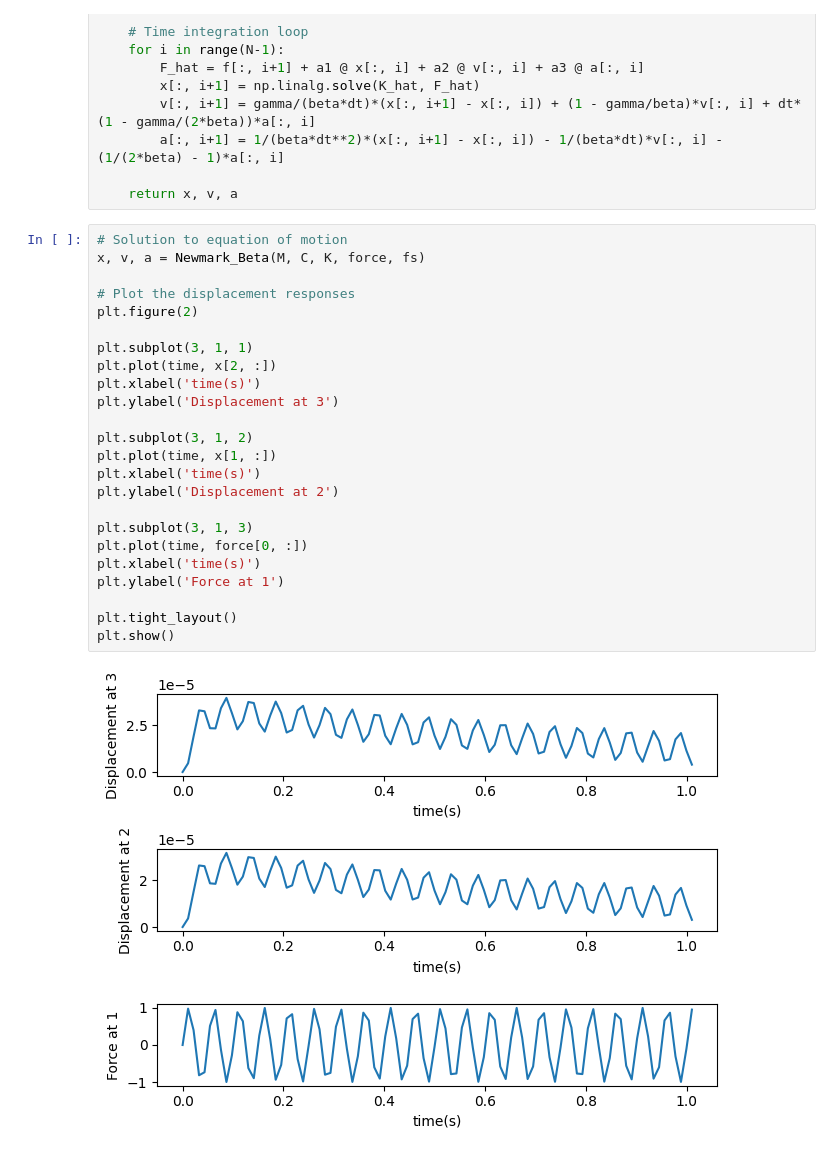
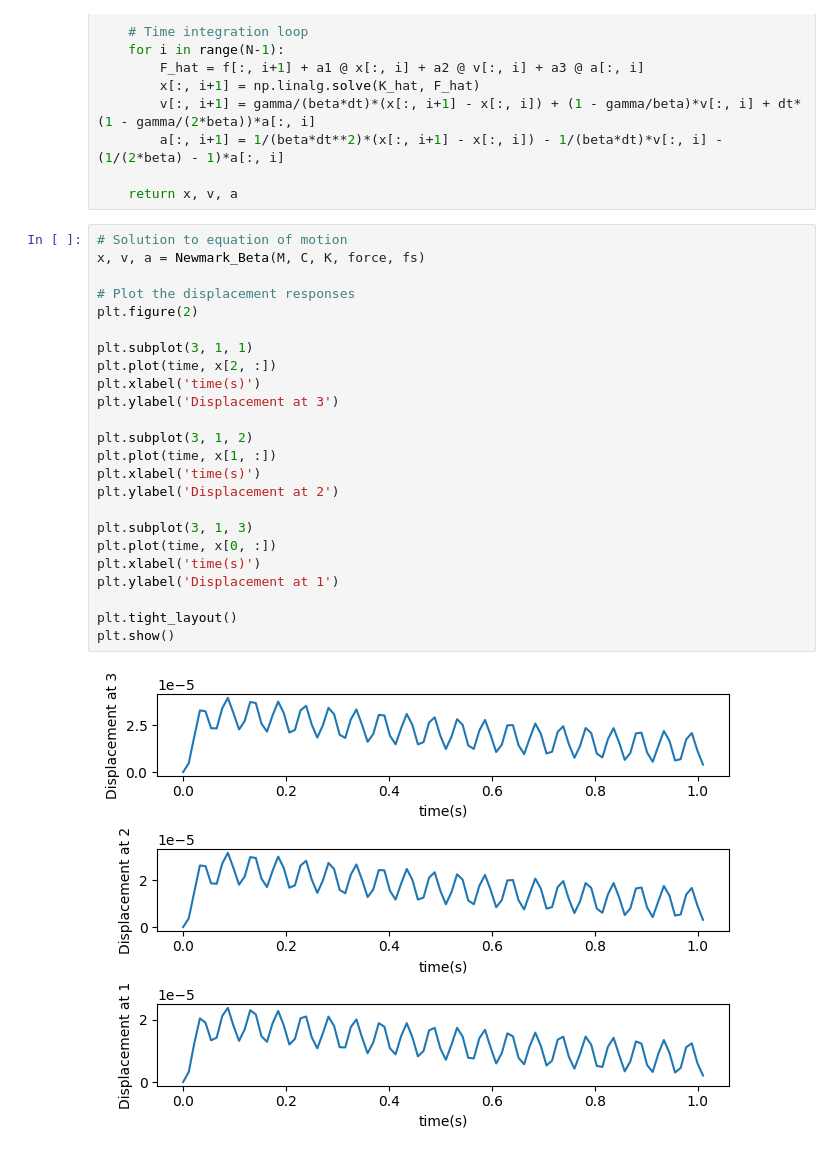
Before and after one commit to poudelavik1/structuralidentification, a Jupyter notebook: workbook.ipynb, the cells around one changed output. Saved outputs shown, nothing was run; the diff lists cells and outputs as text.

```diff
--- a/workbook.ipynb
+++ b/workbook.ipynb
@@ -172,26 +172,26 @@ def Newmark_Beta(M, C, K, f, fs):
 # %%
 # Solution to equation of motion
 x, v, a = Newmark_Beta(M, C, K, force, fs)
 
 # Plot the displacement responses
 plt.figure(2)
 
 plt.subplot(3, 1, 1)
 plt.plot(time, x[2, :])
 plt.xlabel('time(s)')
 plt.ylabel('Displacement at 3')
 
 plt.subplot(3, 1, 2)
 plt.plot(time, x[1, :])
 plt.xlabel('time(s)')
 plt.ylabel('Displacement at 2')
 
 plt.subplot(3, 1, 3)
-plt.plot(time, force[0, :])
+plt.plot(time, x[0, :])
 plt.xlabel('time(s)')
-plt.ylabel('Force at 1')
+plt.ylabel('Displacement at 1')
 
 plt.tight_layout()
 plt.show()
 # %% [output]
-[figure, old version]
+[figure, new version]
```
